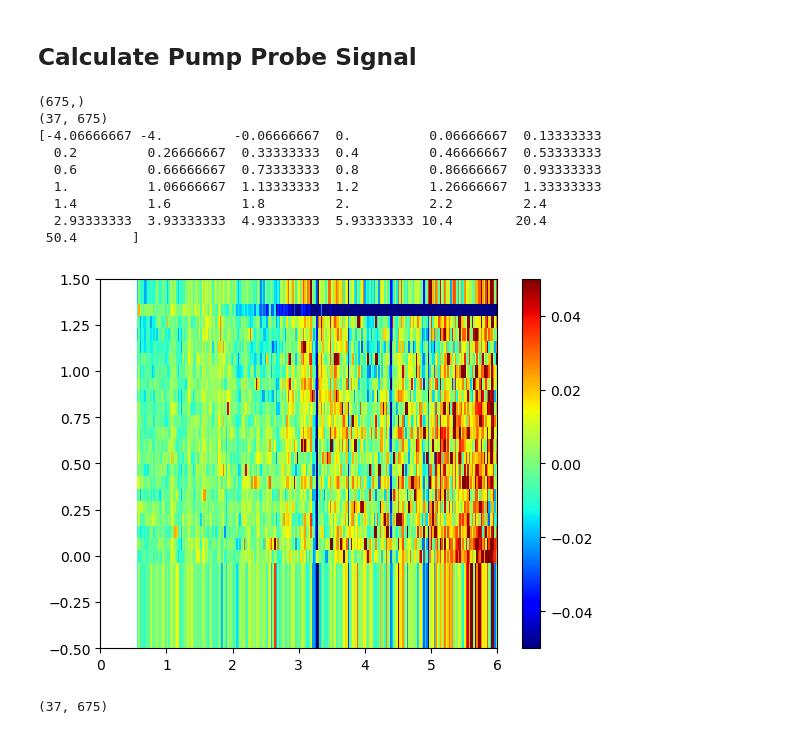
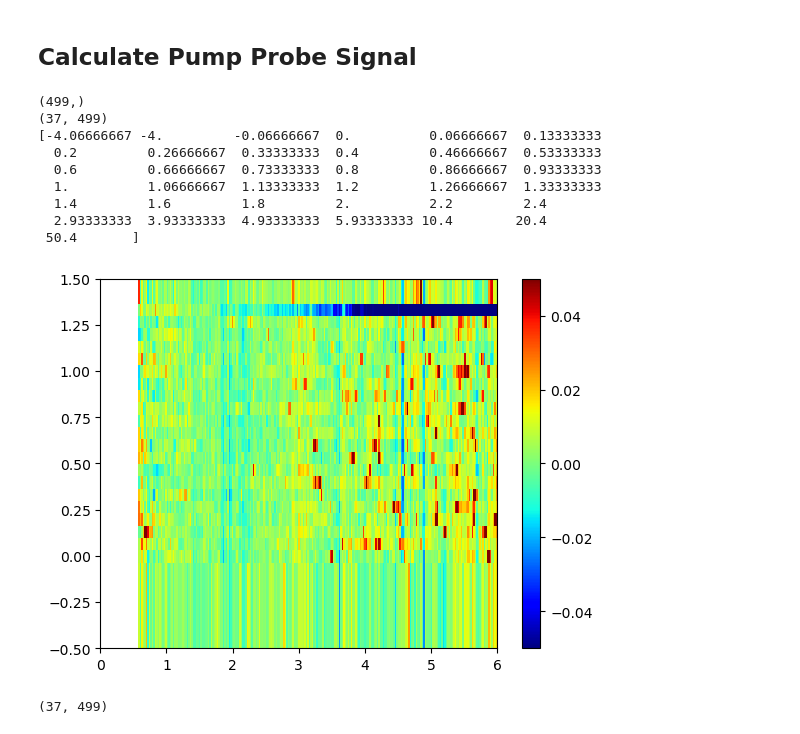
Before and after one commit to lheald2/gued, a Jupyter notebook: Fast_Analysis.ipynb, the cells around one changed output. Cells and saved outputs as stored; diff of their text form; code cells hidden in the pictures.

Commit message:
Testing Azimuthal Averaging

```diff
--- a/Fast_Analysis.ipynb
+++ b/Fast_Analysis.ipynb
@@ -281,14 +285,8 @@ apply_mask(data_array, mask_center, mask_radius, fill_value=nan, add_mask=[], ad
     mask : binary 2D array
         Result of all the masks in an image.
 # %%
-# Find Mask
-mean_data = np.nanmean(data_array, axis=0)
-mask_center = [475,475]
-mask_radius = 45
-added_mask = [440, 435, 30]
-
 # Apply Mask
-data_array = gued.apply_mask(data_array, mask_center, mask_radius, add_mask=[added_mask], plot=True)
+data_array = gued.apply_mask(data_array, plot=True)
 # %% [output]
 (37, 1024, 1024)
 [figure]
@@ -360,5 +425,5 @@ plt.show()
 # %%
-azimuthal_average, _ = gued.get_azimuthal_average_pool(data_array, [490, 465], normalize=True, plot=True)
+azi_data, _ = gued.get_azimuthal_average_pool(data_array, [490, 465], normalize=True, plot=True)
 # %% [output]
 Using average center
 Calculating azimuthal average for all data
@@ -379,7 +444,7 @@ angs = '\u00C5'; # angstrom sign
 s_cali = 0.0228 # S calibration in experiment
 #s_cali = 0.02134
 #posi_0    = 154.405 # The reference T0
-s = np.arange(0,len(azimuthal_average[0]))*s_cali # The Q axis
+s = np.arange(0,len(azi_data[0]))*s_cali # The Q axis
 posi_0 = 108.61
 
 realtime = (uni_stage-posi_0)/0.15  # Delay axis in ps
@@ -388,10 +453,10 @@ if stage_len<5: # Make up the reference signals
     N_ref = 2
 else:
     N_ref = 2
-norm_ref = np.nanmean(azimuthal_average[:N_ref],axis=0);         # Reference signal before T0
+norm_ref = np.nanmean(azi_data[:N_ref],axis=0);         # Reference signal before T0
 print(norm_ref.shape)
 
-dI_I_norm = (azimuthal_average-norm_ref)/norm_ref; # Calculate the percentage difference signal
+dI_I_norm = (azi_data-norm_ref)/norm_ref; # Calculate the percentage difference signal
 print(dI_I_norm.shape)
 print(realtime)
 
@@ -422,40 +487,40 @@ plt.show()
 # plt.colorbar()
 # plt.ylim(-0.5, 1.5)
 # plt.xlabel(r'S, ['+angs+'$^{-1}$]');plt.ylabel('Delay [ps]');plt.title('Falsecolor map ΔI/I')
 
 # plt.subplot(2,2,3)
 # RoI_1 = [2.1, 2.3]
 # RoI_2 = [4.2, 5.5]
 # print(round(RoI_1[0]/0.0215))
 # Inte_1 = dI_I_norm[:,round(RoI_1[0]/s_cali):round(RoI_1[1]/s_cali)].mean(axis=1)
 # Inte_2 = dI_I_norm[:,round(RoI_2[0]/s_cali):round(RoI_2[1]/s_cali)].mean(axis=1)
 # plt.plot(realtime,Inte_1,'-*',linewidth=3,label=str(RoI_1)+' '+angs)
 # plt.plot(realtime,Inte_2,'-*',linewidth=3,label=str(RoI_2)+' '+angs)
 # plt.legend()
 # plt.xlabel('Integrated Yield [arb.]')
 # plt.xlabel('Delay [ps]')
 # plt.title('Falsecolor map ΔI/I')
 
 # plt.tight_layout()
 # plt.show()
 
 # # plt.tight_layout()
 # # plt.show()
 # %% [output]
-(675,)
-(37, 675)
+(499,)
+(37, 499)
 [-4.06666667 -4.         -0.06666667  0.          0.06666667  0.13333333
   0.2         0.26666667  0.33333333  0.4         0.46666667  0.53333333
   0.6         0.66666667  0.73333333  0.8         0.86666667  0.93333333
   1.          1.06666667  1.13333333  1.2         1.26666667  1.33333333
   1.4         1.6         1.8         2.          2.2         2.4
   2.93333333  3.93333333  4.93333333  5.93333333 10.4        20.4
  50.4       ]
-[figure, old version]
+[figure, new version]
 # %%
 dI_I_norm.shape
 # %% [output]
-(37, 675)
+(37, 499)
 # %%
 def power_fit(data_array, x_vals, return_baseline=False):
     if len(data_array.shape) == 2:
```
Also changed, not shown: parts of 13 cells of this notebook, 4 other files.
